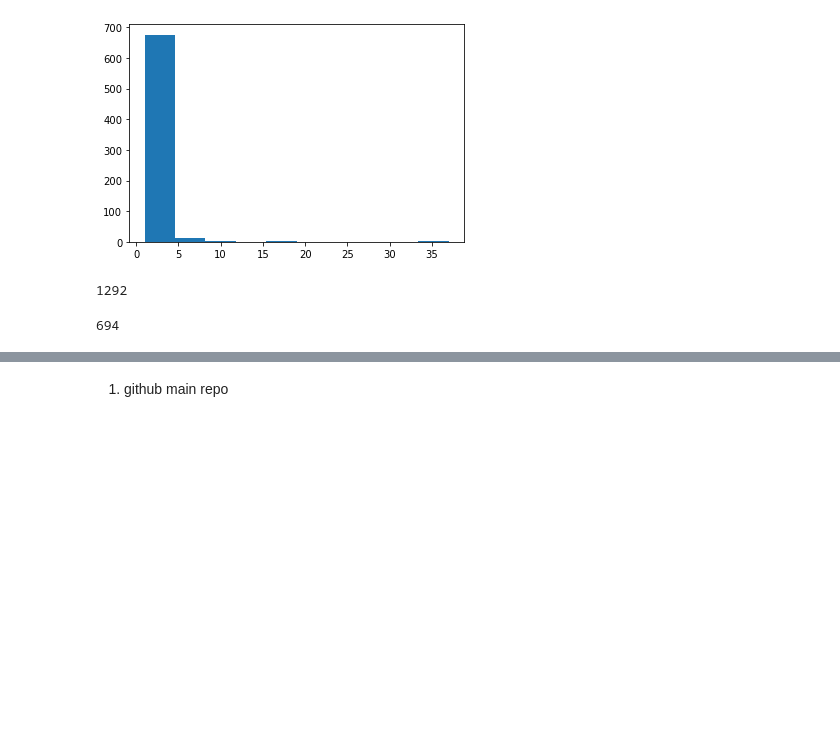
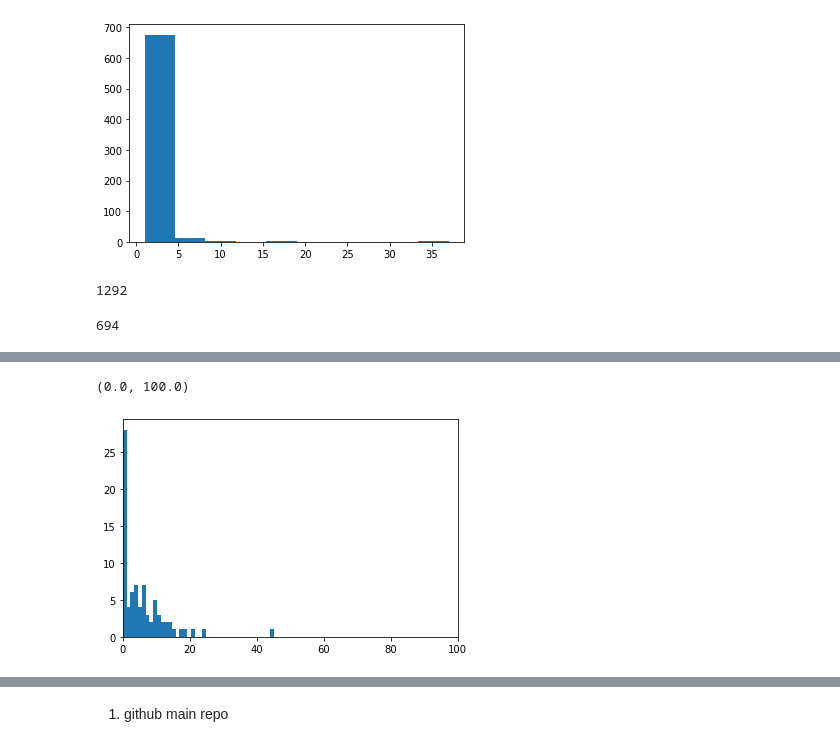
Before and after one commit to z2e2/metabolic_analysis, a Jupyter notebook: compass_data_processing_scrna.ipynb, the cells around one changed output, grey strips where cells are left out. Cells and saved outputs as stored; diff of their text form; code cells hidden in the pictures; blank space fills up the shorter version.

```diff
--- a/compass_data_processing_scrna.ipynb
+++ b/compass_data_processing_scrna.ipynb
@@ -369,0 +458,8 @@ res_pvn_all.to_csv(out_dir + 'results_Th17p_v_n_compass_rxns_q.csv')
+# %%
+out_filename = gene_signature_dir + 'metabolism_rxn_subsystem.pickle'
+subsystem_to_genes = joblib.load(out_filename)
+metabolism_sig = {key: [item[0] for item in subsystem_to_genes[key]] for key in subsystem_to_genes}
+
+out_filename = gene_signature_dir + 'metabolism_rxn_reaction.pickle'
+reaction_sig_genes = joblib.load(out_filename)
+reaction_sig = {k: v[0] for k,v in reaction_sig_genes.items()}
@@ -369,0 +556,6 @@ res_pvn_all.to_csv(out_dir + 'results_Th17p_v_n_compass_rxns_q.csv')
+# %%
+plt.hist(n_removed_terms_geo.values(), bins = 40)
+plt.xlim(0,100)
+# %% [output]
+(0.0, 100.0)
+[figure, added]
```
Also changed, not shown: parts of 126 cells of this notebook, 34 other files.
